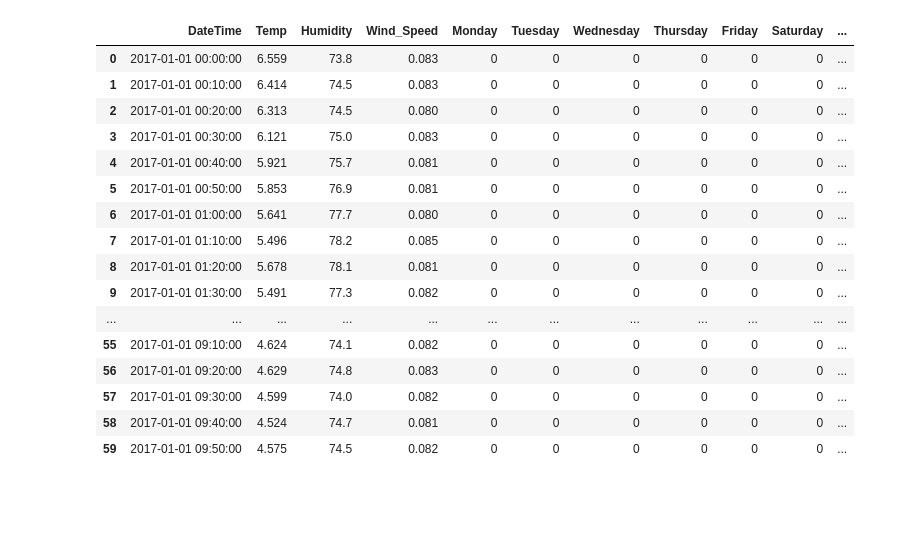
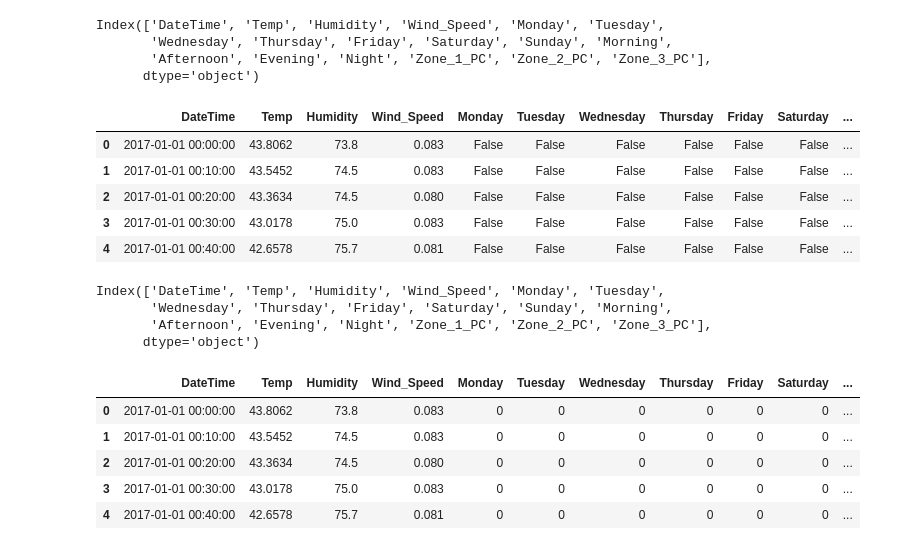
Before and after one commit to JosMal96/powerhouse-squad-project, a Jupyter notebook: data_cleaning_nb.ipynb, the cells around one changed output. Cells and saved outputs as stored; diff of their text form; code cells hidden in the pictures; blank space fills up the shorter version.

```diff
--- a/data_cleaning_nb.ipynb
+++ b/data_cleaning_nb.ipynb
@@ -112,3 +224,49 @@ tetouan_df_cleaned.head()
+# %%
+def rename_col(pc_data_col:str):
+    """
+    Renames columns in the power consumption dataframe
+
+    Arguments : pc_data_col  - column in power comsumption dataframe
+    Returns : Str - reformatted column
+    """
+    if pc_data_col == 'DateTime_cleaned':
+        return 'DateTime'
+    if pc_data_col == 'Temperature':
+        return 'Temp'
+    if pc_data_col == 'Wind Speed':
+        return 'Wind_Speed'
+    if 'Zone' in pc_data_col:
+        zone = pc_data_col.split('Power Consumption')[0].strip().replace(' ', '_')
+        return zone + '_PC'
+    if 'Day' in pc_data_col and '_' in pc_data_col:
+        return pc_data_col.split('_')[1]
+    return pc_data_col
+# %%
+tetouan_df_cleaned.columns = [rename_col(col) for col in tetouan_df_cleaned.columns]
+tetouan_df_cleaned.columns
+# %% [output]
+Index(['DateTime', 'Temp', 'Humidity', 'Wind_Speed', 'Monday', 'Tuesday',
+       'Wednesday', 'Thursday', 'Friday', 'Saturday', 'Sunday', 'Morning',
+       'Afternoon', 'Evening', 'Night', 'Zone_1_PC', 'Zone_2_PC', 'Zone_3_PC'],
+      dtype='object')
+# %%
+# Convert temperature from C to F
+def celsius_to_fahrenheit(celsius):
+    return (celsius * 9/5) + 32
+tetouan_df_cleaned['Temp'] = tetouan_df_cleaned['Temp'].apply(celsius_to_fahrenheit)
+tetouan_df_cleaned.head()
+# %% [output]
+|  | DateTime | Temp | Humidity | Wind_Speed | Monday | Tuesday | Wednesday | Thursday | Friday | Saturday | ... |
+| 0 | 2017-01-01 00:00:00 | 43.8062 | 73.8 | 0.083 | False | False | False | False | False | False | ... |
+| 1 | 2017-01-01 00:10:00 | 43.5452 | 74.5 | 0.083 | False | False | False | False | False | False | ... |
+| 2 | 2017-01-01 00:20:00 | 43.3634 | 74.5 | 0.080 | False | False | False | False | False | False | ... |
+| 3 | 2017-01-01 00:30:00 | 43.0178 | 75.0 | 0.083 | False | False | False | False | False | False | ... |
+| 4 | 2017-01-01 00:40:00 | 42.6578 | 75.7 | 0.081 | False | False | False | False | False | False | ... |
 # %%
 tetouan_df_cleaned.columns
+# %% [output]
+Index(['DateTime', 'Temp', 'Humidity', 'Wind_Speed', 'Monday', 'Tuesday',
+       'Wednesday', 'Thursday', 'Friday', 'Saturday', 'Sunday', 'Morning',
+       'Afternoon', 'Evening', 'Night', 'Zone_1_PC', 'Zone_2_PC', 'Zone_3_PC'],
+      dtype='object')
 # %%
@@ -135,23 +293,14 @@ tetouan_df_cleaned.rename(columns= {'DateTime_cleaned':'DateTime',
 columns_to_convert = ['Monday', 'Tuesday', 'Wednesday', 'Thursday', 'Friday', 'Saturday', 'Sunday', 'Morning', 'Afternoon', 'Evening', 'Night']
 for column in columns_to_convert:
     tetouan_df_cleaned[column] = tetouan_df_cleaned[column].astype(int)
-
-print(tetouan_df_cleaned['Temp'].min(),tetouan_df_cleaned['Temp'].ma)
-# %% [output]
-|  | DateTime | Temp | Humidity | Wind_Speed | Monday | Tuesday | Wednesday | Thursday | Friday | Saturday | ... |
-| 0 | 2017-01-01 00:00:00 | 6.559 | 73.8 | 0.083 | 0 | 0 | 0 | 0 | 0 | 0 | ... |
-| 1 | 2017-01-01 00:10:00 | 6.414 | 74.5 | 0.083 | 0 | 0 | 0 | 0 | 0 | 0 | ... |
-| 2 | 2017-01-01 00:20:00 | 6.313 | 74.5 | 0.080 | 0 | 0 | 0 | 0 | 0 | 0 | ... |
-| 3 | 2017-01-01 00:30:00 | 6.121 | 75.0 | 0.083 | 0 | 0 | 0 | 0 | 0 | 0 | ... |
-| 4 | 2017-01-01 00:40:00 | 5.921 | 75.7 | 0.081 | 0 | 0 | 0 | 0 | 0 | 0 | ... |
-| 5 | 2017-01-01 00:50:00 | 5.853 | 76.9 | 0.081 | 0 | 0 | 0 | 0 | 0 | 0 | ... |
-| 6 | 2017-01-01 01:00:00 | 5.641 | 77.7 | 0.080 | 0 | 0 | 0 | 0 | 0 | 0 | ... |
-| 7 | 2017-01-01 01:10:00 | 5.496 | 78.2 | 0.085 | 0 | 0 | 0 | 0 | 0 | 0 | ... |
-| 8 | 2017-01-01 01:20:00 | 5.678 | 78.1 | 0.081 | 0 | 0 | 0 | 0 | 0 | 0 | ... |
-| 9 | 2017-01-01 01:30:00 | 5.491 | 77.3 | 0.082 | 0 | 0 | 0 | 0 | 0 | 0 | ... |
-| ... | ... | ... | ... | ... | ... | ... | ... | ... | ... | ... | ... |
-| 55 | 2017-01-01 09:10:00 | 4.624 | 74.1 | 0.082 | 0 | 0 | 0 | 0 | 0 | 0 | ... |
-| 56 | 2017-01-01 09:20:00 | 4.629 | 74.8 | 0.083 | 0 | 0 | 0 | 0 | 0 | 0 | ... |
-| 57 | 2017-01-01 09:30:00 | 4.599 | 74.0 | 0.082 | 0 | 0 | 0 | 0 | 0 | 0 | ... |
-| 58 | 2017-01-01 09:40:00 | 4.524 | 74.7 | 0.081 | 0 | 0 | 0 | 0 | 0 | 0 | ... |
-| 59 | 2017-01-01 09:50:00 | 4.575 | 74.5 | 0.082 | 0 | 0 | 0 | 0 | 0 | 0 | ... |
+# %%
+# Convert DateTime columns into months and season column
+tetouan_df_cleaned['Month'] = tetouan_df_cleaned['DateTime'].dt.month
+tetouan_df_cleaned.head()
+# %% [output]
+|  | DateTime | Temp | Humidity | Wind_Speed | Monday | Tuesday | Wednesday | Thursday | Friday | Saturday | ... |
+| 0 | 2017-01-01 00:00:00 | 43.8062 | 73.8 | 0.083 | 0 | 0 | 0 | 0 | 0 | 0 | ... |
+| 1 | 2017-01-01 00:10:00 | 43.5452 | 74.5 | 0.083 | 0 | 0 | 0 | 0 | 0 | 0 | ... |
+| 2 | 2017-01-01 00:20:00 | 43.3634 | 74.5 | 0.080 | 0 | 0 | 0 | 0 | 0 | 0 | ... |
+| 3 | 2017-01-01 00:30:00 | 43.0178 | 75.0 | 0.083 | 0 | 0 | 0 | 0 | 0 | 0 | ... |
+| 4 | 2017-01-01 00:40:00 | 42.6578 | 75.7 | 0.081 | 0 | 0 | 0 | 0 | 0 | 0 | ... |
```
Also changed, not shown: parts of 17 cells of this notebook, 2 other files.
